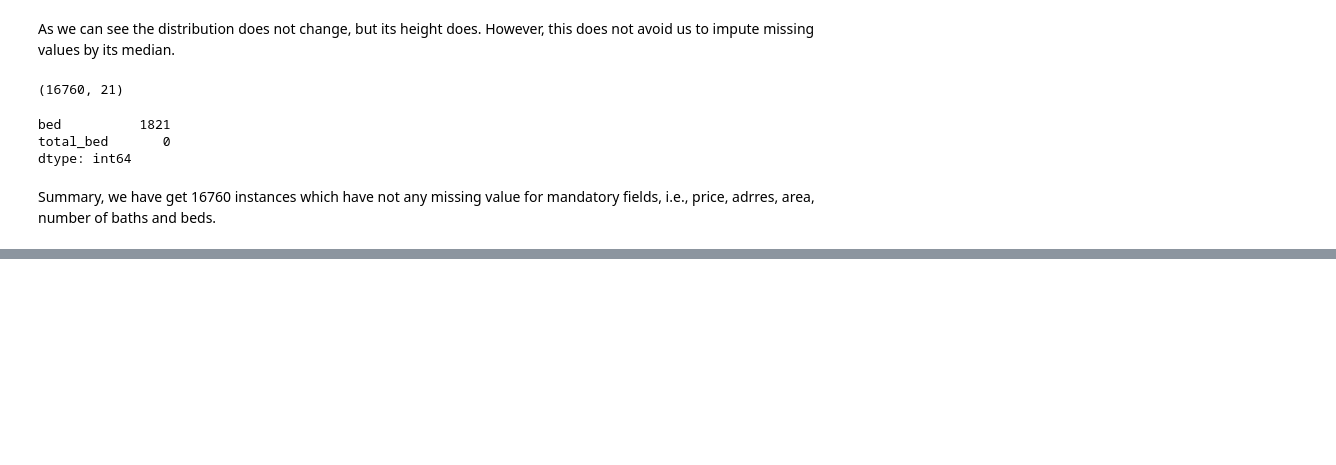
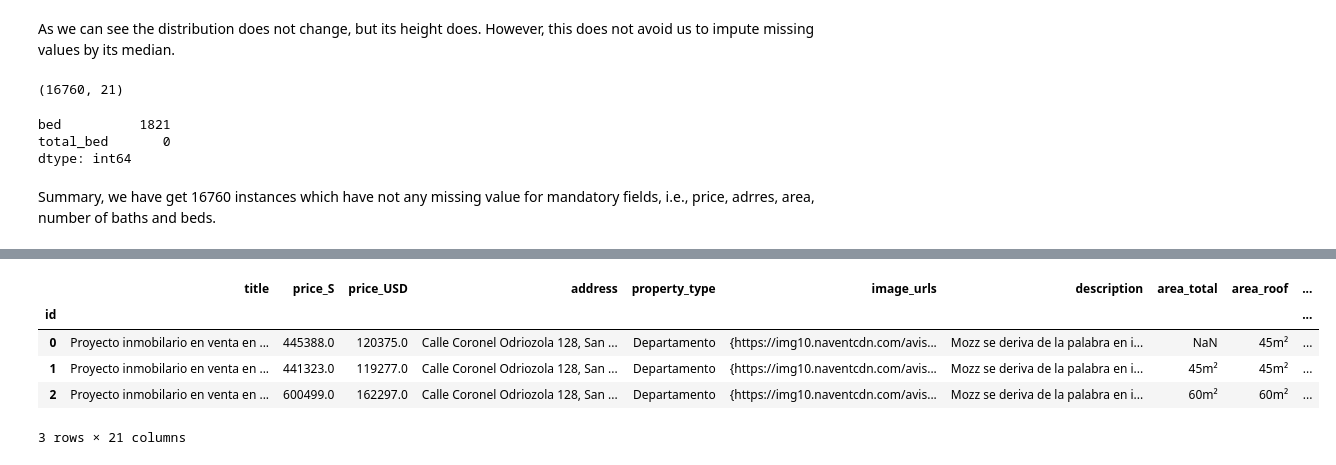
Before and after one commit to HugoGT/Vibi_model, a Jupyter notebook: ETL/01_urbania.ipynb, the cells around one changed output, grey strips where cells are left out. Saved outputs shown, nothing was run; the diff lists cells and outputs as text; code cells hidden in the pictures; blank space fills up the shorter version.

```diff
--- a/ETL/urbania.ipynb
+++ b/ETL/01_urbania.ipynb
@@ -432,0 +461,12 @@ dtype: int64
+# %%
+mask = df['antiquity'] <= 100
+antiquity_new = df.loc[mask, 'antiquity'].apply(lambda x: 2023 - x)
+df.loc[antiquity_new.index.to_list(), 'antiquity'] = antiquity_new
+df.head(3)
+# %% [output]
+|  | title | price_S | price_USD | address | property_type | image_urls | description | area_total | area_roof | ... |
+| id |  |  |  |  |  |  |  |  |  | ... |
+| 0 | Proyecto inmobilario en venta en ... | 445388.0 | 120375.0 | Calle Coronel Odriozola 128, San ... | Departamento | {https://img10.naventcdn.com/avis... | Mozz se deriva de la palabra en i... | NaN | 45m² | ... |
+| 1 | Proyecto inmobilario en venta en ... | 441323.0 | 119277.0 | Calle Coronel Odriozola 128, San ... | Departamento | {https://img10.naventcdn.com/avis... | Mozz se deriva de la palabra en i... | 45m² | 45m² | ... |
+| 2 | Proyecto inmobilario en venta en ... | 600499.0 | 162297.0 | Calle Coronel Odriozola 128, San ... | Departamento | {https://img10.naventcdn.com/avis... | Mozz se deriva de la palabra en i... | 60m² | 60m² | ... |
+3 rows × 21 columns
```
Also changed, not shown: parts of 20 cells of this notebook.
